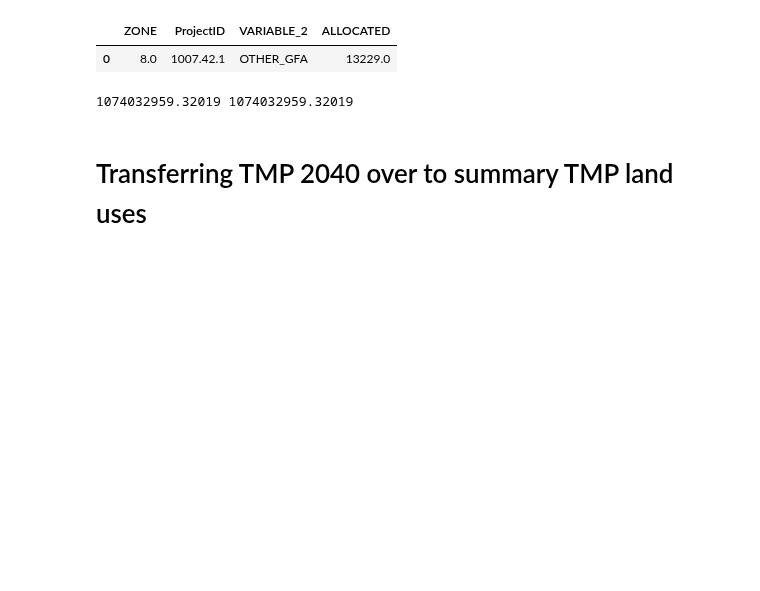
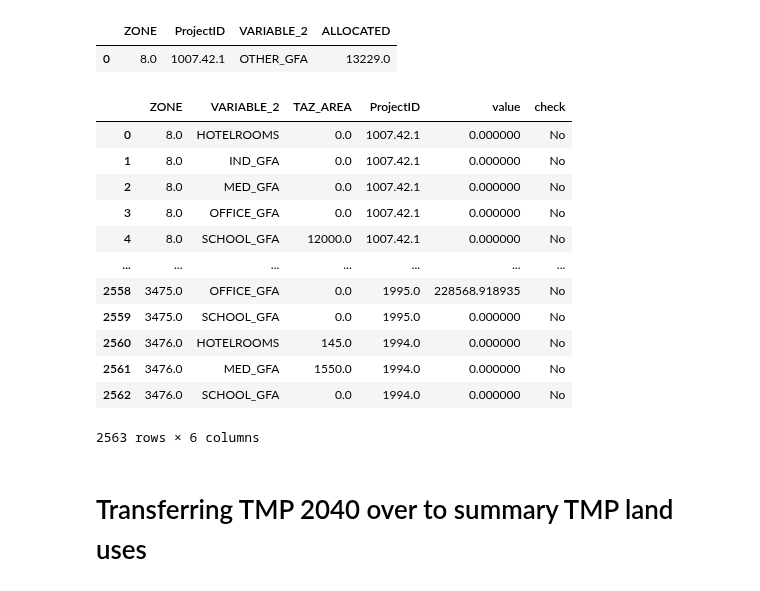
Before and after one commit to BuroHappoldLegacySoup/PlanCapitalLandModel, a Jupyter notebook: Module 1 Masterplan to TAZ Allocation.ipynb, the cells around one changed output. Drawn from its saved outputs; the diff is of its cells as text; code cells hidden in the pictures; blank space fills up the shorter version.

```diff
--- a/Module 1 Masterplan to TAZ Allocation.ipynb
+++ b/Module 1 Masterplan to TAZ Allocation.ipynb
@@ -91,6 +91,7 @@ zone_taz_2022.head(1)
 # Reading in taz zone delta
 
 zone_taz_delta = gpd.read_file(ium_path, layer='zone_taz_delta')
-zone_taz_delta['ProjectID'] = zone_taz_delta['masterplan_projectid']
-zone_taz_delta.head(1)
+#zone_taz_delta['ProjectID'] = zone_taz_delta['masterplan_projectid']
+#zone_taz_delta.head(1)
+zone_taz_delta
 # %% [output]
@@ -315,12 +314,28 @@ masterplan_aligned_nonres_1.head(1)
 # %%
 # Total non-residential area sense-check
 
+masterplan_aligned_nonres_2 = masterplan_aligned_nonres.copy()
+masterplan_aligned_nonres_2['check'] = masterplan_aligned_nonres_2.apply(lambda row: 'Yes' if (row['TAZ_AREA'] > 0) & (row['value'] > 0) else 'No',axis = 1)
+masterplan_aligned_nonres_2  = masterplan_aligned_nonres_2[masterplan_aligned_nonres_2['check'] == 'No'].reset_index(drop = True)
+masterplan_aligned_nonres_2
 #test = masterplan_aligned_nonres.copy()
 #test['check'] = masterplan_aligned_nonres.apply(lambda row: 'Yes' if (row['TAZ_AREA'] > 0) & (row['value'] > 0) else 'No',axis = 1)
 #test = test[test['check'] == 'Yes']
 #print(test['value'].sum(),masterplan_aligned_nonres_1['ALLOCATED'].sum())
 # %% [output]
+|  | ZONE | VARIABLE_2 | TAZ_AREA | ProjectID | value | check |
+| 0 | 8.0 | HOTELROOMS | 0.0 | 1007.42.1 | 0.000000 | No |
+| 1 | 8.0 | IND_GFA | 0.0 | 1007.42.1 | 0.000000 | No |
+| 2 | 8.0 | MED_GFA | 0.0 | 1007.42.1 | 0.000000 | No |
+| 3 | 8.0 | OFFICE_GFA | 0.0 | 1007.42.1 | 0.000000 | No |
+| 4 | 8.0 | SCHOOL_GFA | 12000.0 | 1007.42.1 | 0.000000 | No |
+| ... | ... | ... | ... | ... | ... | ... |
+| 2558 | 3475.0 | OFFICE_GFA | 0.0 | 1995.0 | 228568.918935 | No |
+| 2559 | 3475.0 | SCHOOL_GFA | 0.0 | 1995.0 | 0.000000 | No |
+| 2560 | 3476.0 | HOTELROOMS | 145.0 | 1994.0 | 0.000000 | No |
+| 2561 | 3476.0 | MED_GFA | 1550.0 | 1994.0 | 0.000000 | No |
+| 2562 | 3476.0 | SCHOOL_GFA | 0.0 | 1994.0 | 0.000000 | No |
-1074032959.32019 1074032959.32019
+2563 rows × 6 columns
 # %%
 # Setting gfa per labourer bed density
 
```
Also changed, not shown: parts of 2 cells of this notebook.
